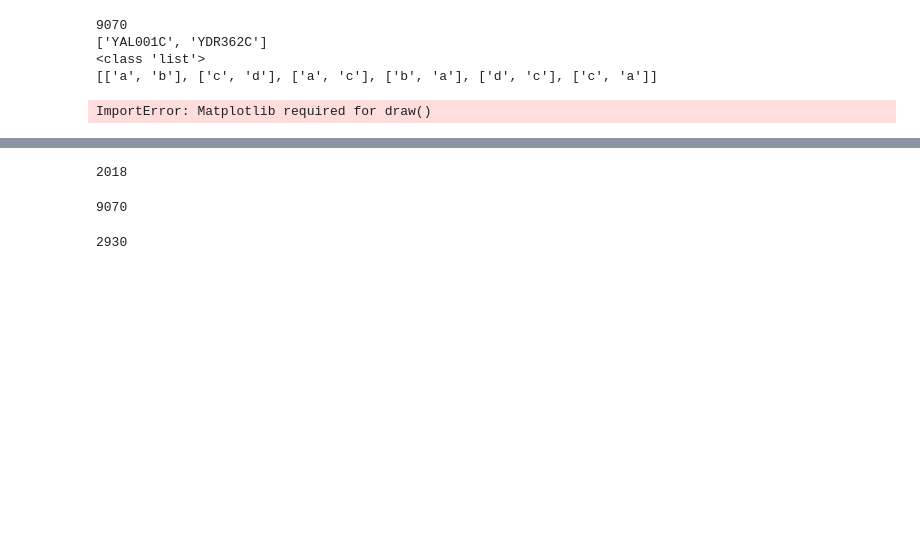
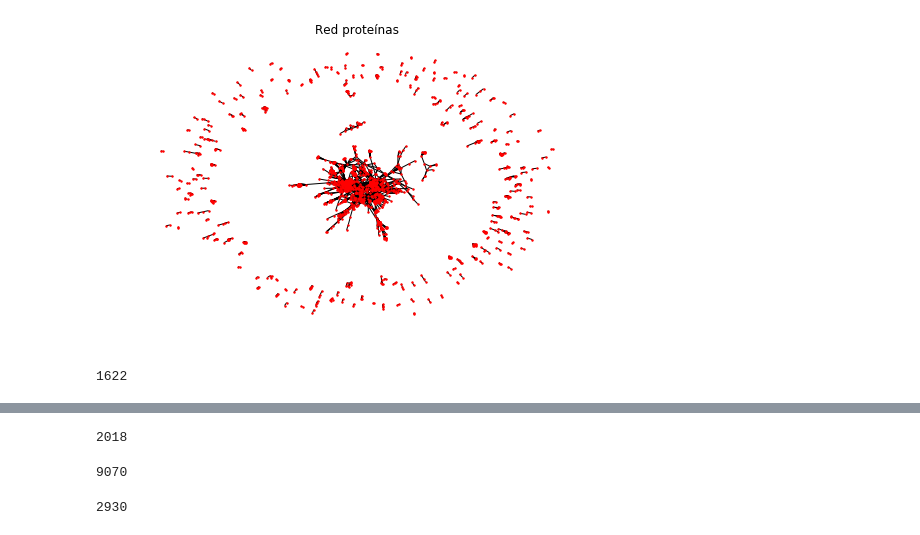
Before and after one commit to vms10/redestcs, a Jupyter notebook: ejercicio1tp1.ipynb, the cells around one changed output, grey strips where cells are left out. Cells and saved outputs as stored; diff of their text form; code cells hidden in the pictures; blank space fills up the shorter version.

```diff
--- a/ejercicio1tp1.ipynb
+++ b/ejercicio1tp1.ipynb
@@ -22,11 +19,0 @@ ImportError: No module named 'matplotlib'
-# %%
-print(len(red_proteinas))
-
-print(red_proteinas[1])
-print(type(red_proteinas))
-print(red_prueba)
-# %% [output]
-9070
-['YAL001C', 'YDR362C']
-<class 'list'>
-[['a', 'b'], ['c', 'd'], ['a', 'c'], ['b', 'a'], ['d', 'c'], ['c', 'a']]
@@ -38,12 +20,13 @@ h=v.replace("]","")
 # %%
 G = nx.Graph()#directed
 G.add_edges_from(red_proteinas)
 nx.draw(G, with_labels=False, font_weight='bold',node_size=2)
-plt.title("Red proteinas")
+plt.title("Red proteínas")
 plt.show()
 G.number_of_nodes()
 # %% [output]
+[figure, added]
-ImportError: Matplotlib required for draw()
+1622
 # %%
 G1 = nx.DiGraph()#directed
 G1.add_edges_from(red_binarias)
```
Also changed, not shown: parts of 15 cells of this notebook.
